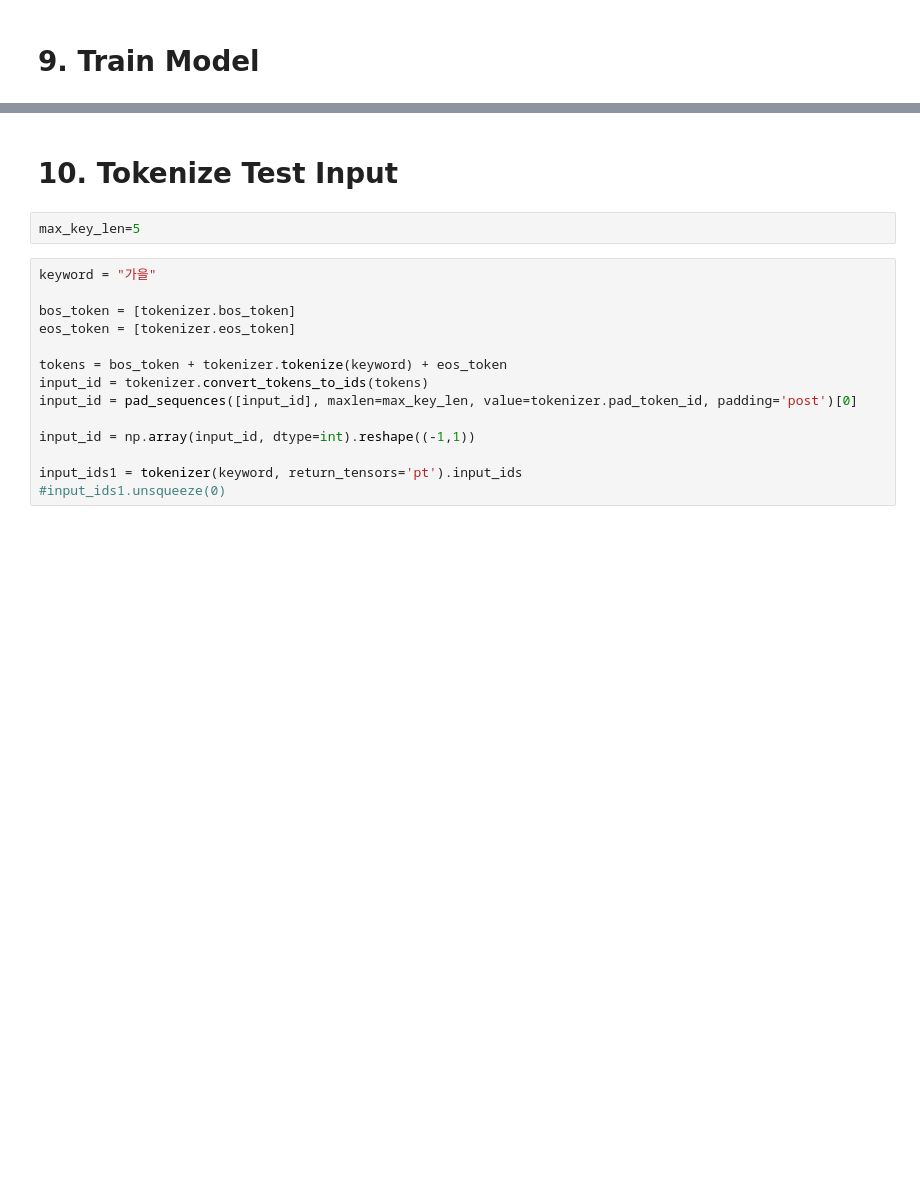
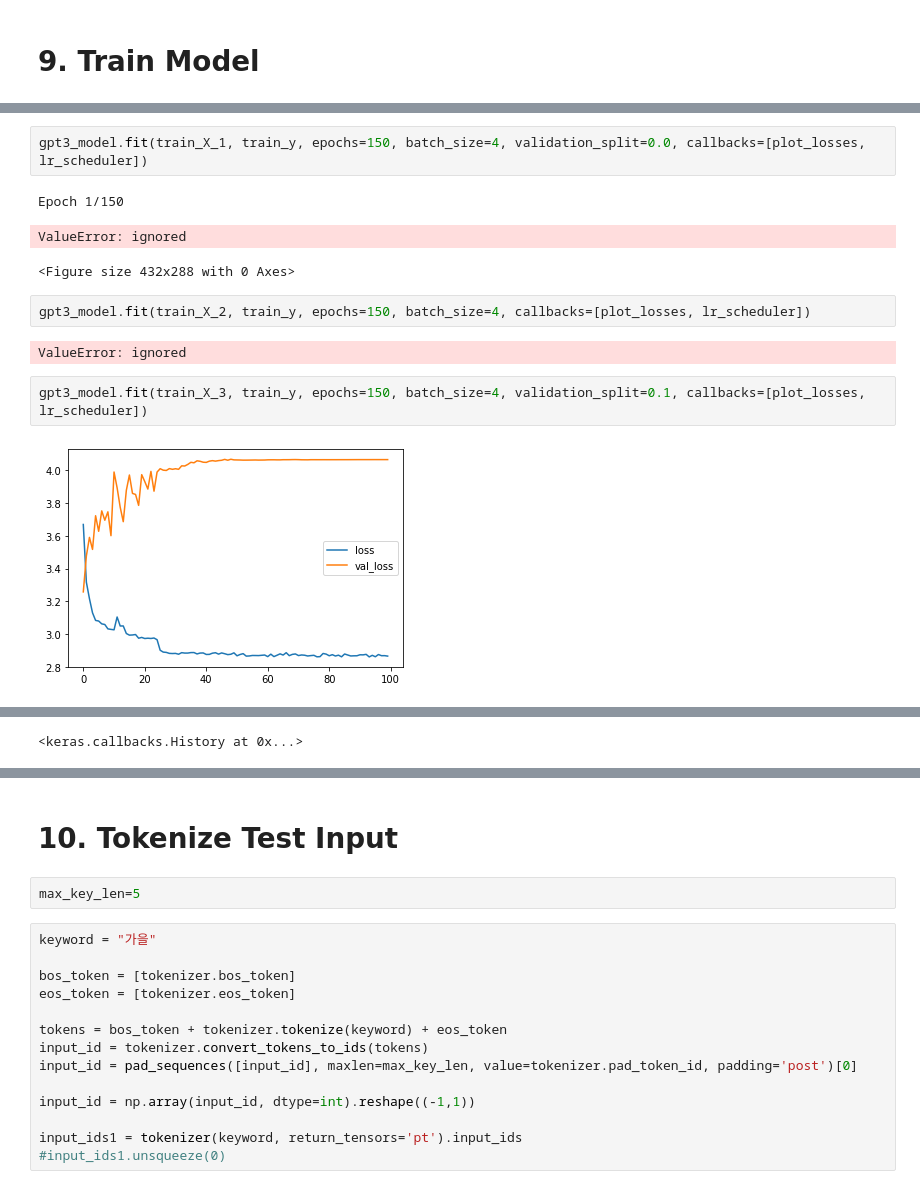
Before and after one commit to MJ199999/-SW-, a Jupyter notebook: code/train.ipynb, the cells around one changed output, grey strips where cells are left out. Drawn from its saved outputs; the diff is of its cells as text; blank space fills up the shorter version.

```diff
--- a/code/train.ipynb
+++ b/code/train.ipynb
@@ -223,0 +301,14 @@ KeyboardInterrupt: ignored
+# %%
+gpt3_model.fit(train_X_1, train_y, epochs=150, batch_size=4, validation_split=0.0, callbacks=[plot_losses, lr_scheduler])
+# %% [output]
+Epoch 1/150
+ValueError: ignored
+<Figure size 432x288 with 0 Axes>
+# %%
+gpt3_model.fit(train_X_2, train_y, epochs=150, batch_size=4, callbacks=[plot_losses, lr_scheduler])
+# %% [output]
+ValueError: ignored
+# %%
+gpt3_model.fit(train_X_3, train_y, epochs=150, batch_size=4, validation_split=0.1, callbacks=[plot_losses, lr_scheduler])
+# %% [output]
+[figure, added]
@@ -223,0 +317 @@ KeyboardInterrupt: ignored
+<keras.callbacks.History at 0x...>
```
Also changed, not shown: parts of 29 cells of this notebook.
